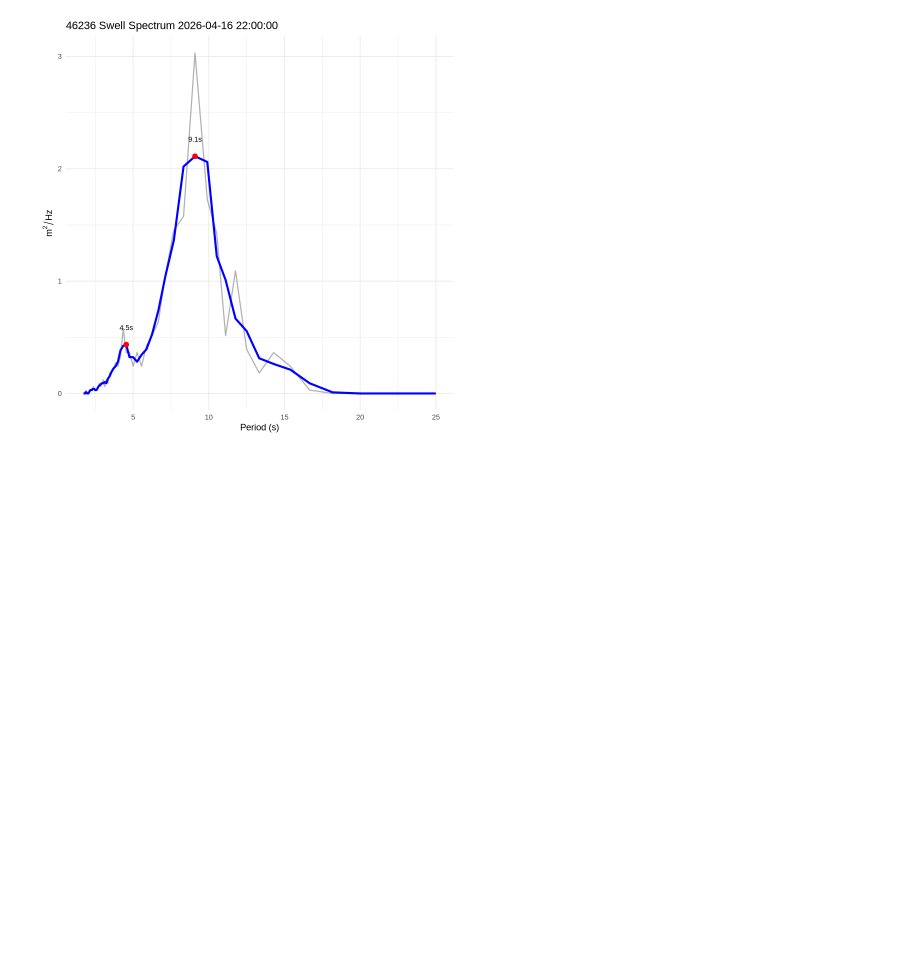
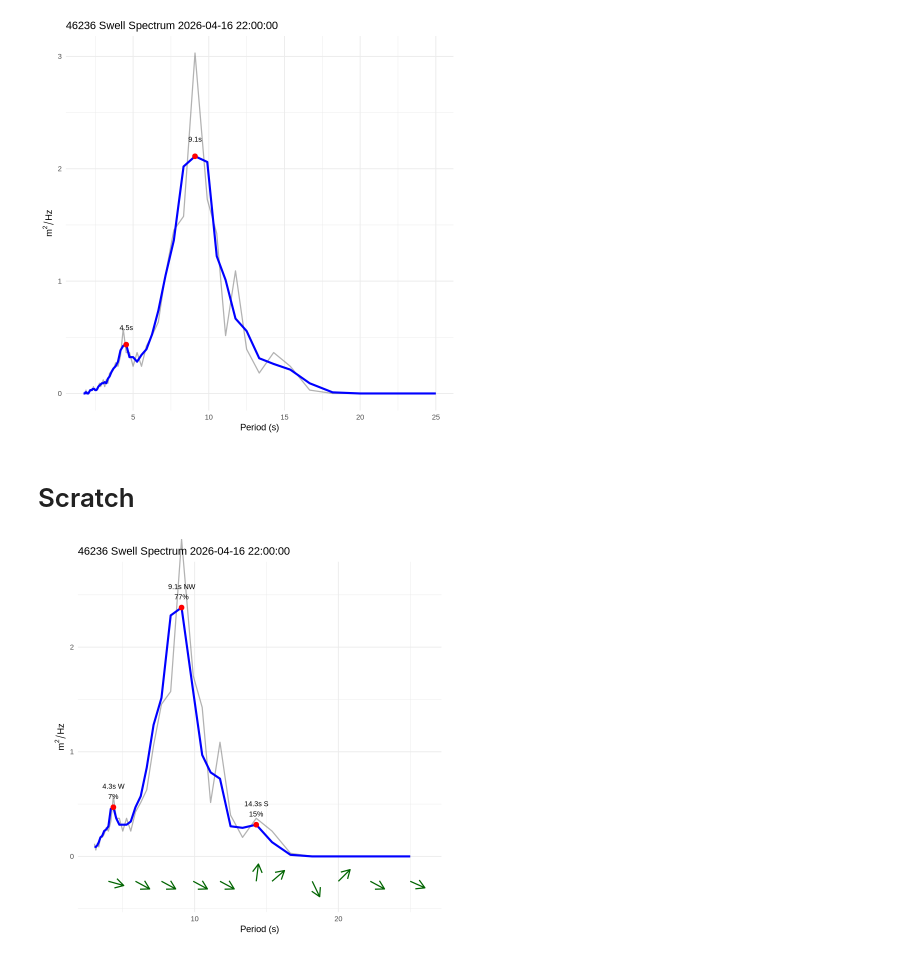
Before and after one commit to bticknor/santa_cruz_waves, a Jupyter notebook: notebooks/spectrum_plot.ipynb, the cells around one changed output. Drawn from its saved outputs; the diff is of its cells as text; code cells hidden in the pictures; blank space fills up the shorter version.

Commit message:
scratch notebook

```diff
--- a/notebooks/spectrum_plot.ipynb
+++ b/notebooks/spectrum_plot.ipynb
@@ -134,3 +134,10 @@ p <- ggplot(df_plot, aes(x = period_s)) +
 print(p)
 # %% [output]
 [figure]
+# %% [markdown]
+# Scratch
+# %%
+FILE <- "/home/benjamin/Projects/santa_cruz_waves/data/raw/46236.data_spec"
+
+# what is difference
+SWDIR_FILE <- "/home/benjamin/Projects/santa_cruz_waves/data/raw/46236.swdir"
@@ -136,0 +410,8 @@ print(p)
+# %%
+plot_spectrum_with_direction(
+  spec_file  = FILE,
+  swdir_file = SWDIR_FILE,
+  station_id = "46236",
+)
+# %% [output]
+[figure, added]
```
Also changed, not shown: parts of 1 cell of this notebook.
